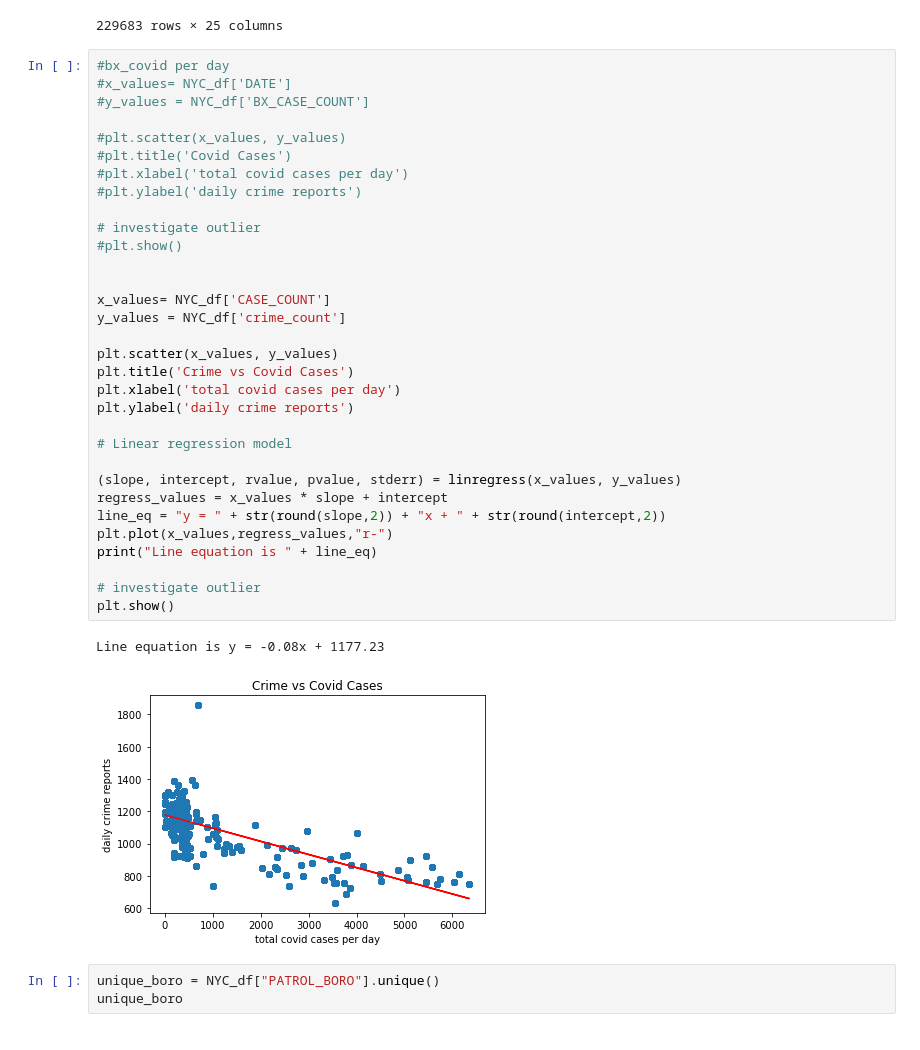
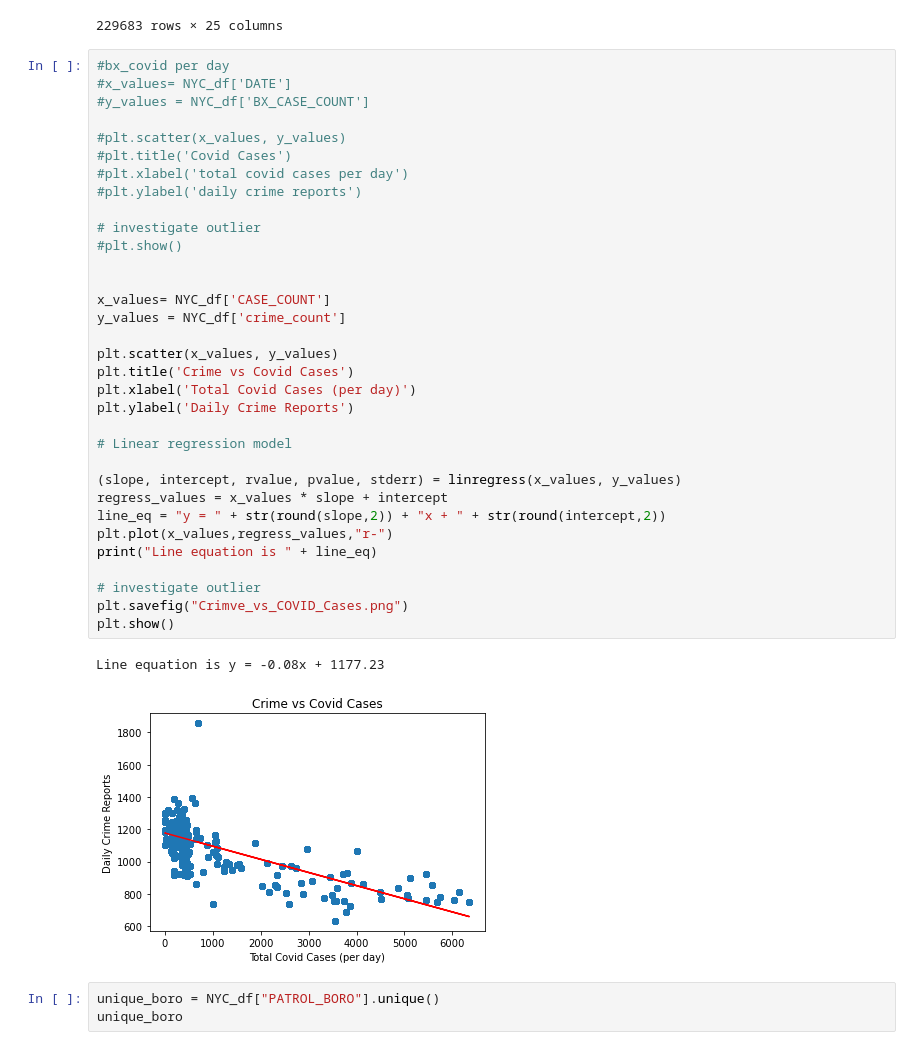
Before and after one commit to canamasc/Covid-Trends-VS-ATL-Crime, a Jupyter notebook: NYC_Crime_COVID.ipynb, the cells around one changed output. Saved outputs shown, nothing was run; the diff lists cells and outputs as text.

```diff
--- a/NYC_Crime_COVID.ipynb
+++ b/NYC_Crime_COVID.ipynb
@@ -256,36 +256,37 @@ NYC_df
 #x_values= NYC_df['DATE']
 #y_values = NYC_df['BX_CASE_COUNT']
 
 #plt.scatter(x_values, y_values)
 #plt.title('Covid Cases')
 #plt.xlabel('total covid cases per day')
 #plt.ylabel('daily crime reports')
 
 # investigate outlier
 #plt.show()
 
 
 x_values= NYC_df['CASE_COUNT']
 y_values = NYC_df['crime_count']
 
 plt.scatter(x_values, y_values)
 plt.title('Crime vs Covid Cases')
-plt.xlabel('total covid cases per day')
-plt.ylabel('daily crime reports')
+plt.xlabel('Total Covid Cases (per day)')
+plt.ylabel('Daily Crime Reports')
 
 # Linear regression model
 
 (slope, intercept, rvalue, pvalue, stderr) = linregress(x_values, y_values)
 regress_values = x_values * slope + intercept
 line_eq = "y = " + str(round(slope,2)) + "x + " + str(round(intercept,2))
 plt.plot(x_values,regress_values,"r-")
 print("Line equation is " + line_eq)
 
 # investigate outlier
+plt.savefig("Crimve_vs_COVID_Cases.png")
 plt.show()
 # %% [output]
 Line equation is y = -0.08x + 1177.23
-[figure, old version]
+[figure, new version]
 # %%
 unique_boro = NYC_df["PATROL_BORO"].unique()
 unique_boro
```
Also changed, not shown: parts of 14 cells of this notebook, 12 other files.
